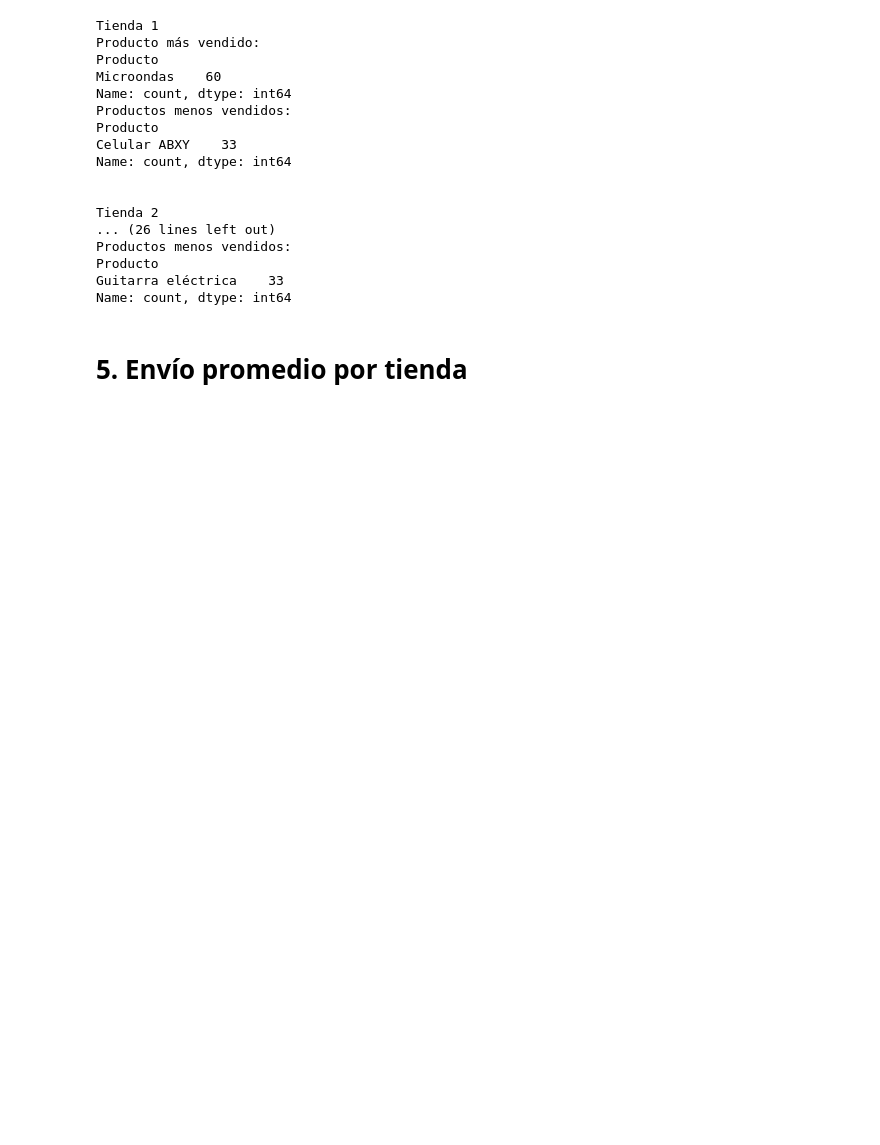
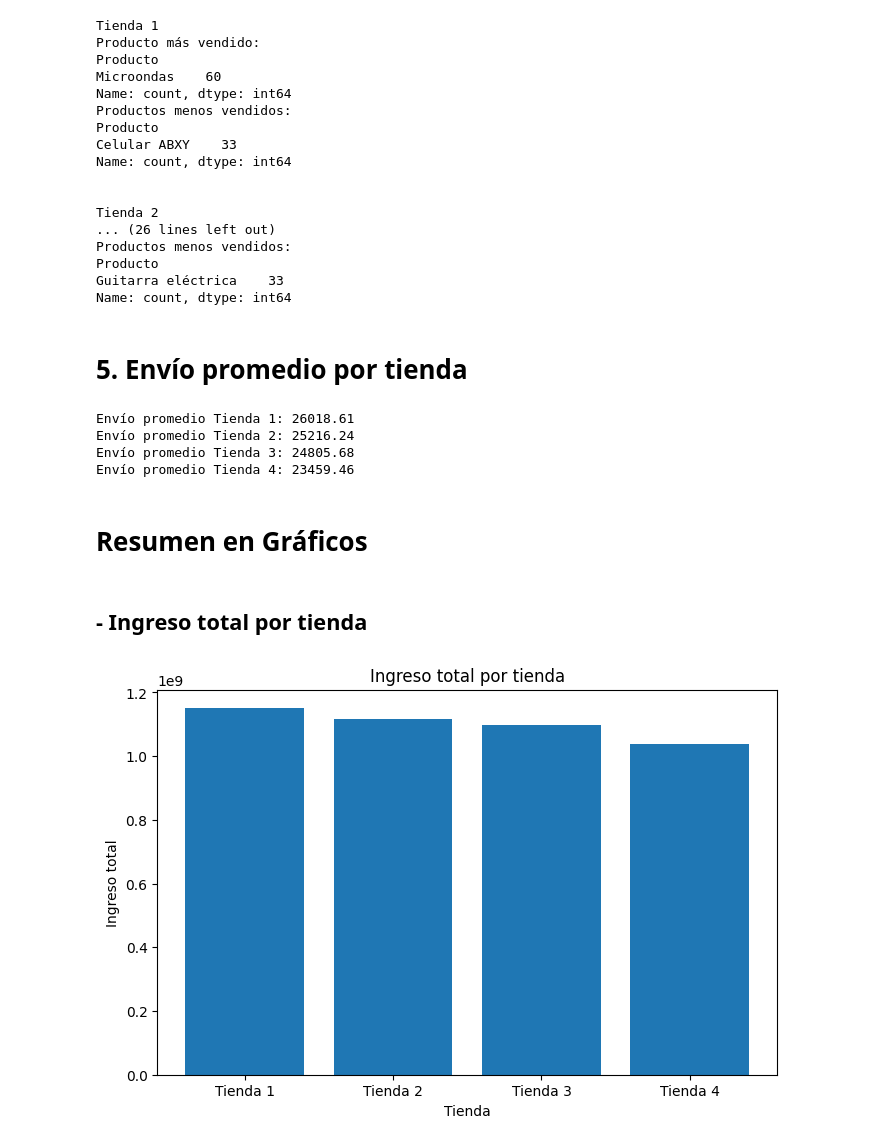
Before and after one commit to nicolle-tq/Alura-Store, a Jupyter notebook: AluraStore.ipynb, the cells around one changed output. Drawn from its saved outputs; the diff is of its cells as text; code cells hidden in the pictures; blank space fills up the shorter version.

```diff
--- a/AluraStore.ipynb
+++ b/AluraStore.ipynb
@@ -148,3 +148,40 @@ Guitarra eléctrica    33
 Name: count, dtype: int64
 # %% [markdown]
 # 5. Envío promedio por tienda
+# %%
+envio_prom_t1 = tienda['Costo de envío'].mean()
+envio_prom_t2 = tienda2['Costo de envío'].mean()
+envio_prom_t3 = tienda3['Costo de envío'].mean()
+envio_prom_t4 = tienda4['Costo de envío'].mean()
+# %%
+print(f'Envío promedio Tienda 1: {envio_prom_t1:.2f}')
+print(f'Envío promedio Tienda 2: {envio_prom_t2:.2f}')
+print(f'Envío promedio Tienda 3: {envio_prom_t3:.2f}')
+print(f'Envío promedio Tienda 4: {envio_prom_t4:.2f}')
+# %% [output]
+Envío promedio Tienda 1: 26018.61
+Envío promedio Tienda 2: 25216.24
+Envío promedio Tienda 3: 24805.68
+Envío promedio Tienda 4: 23459.46
+# %% [markdown]
+# Resumen en Gráficos
+# %%
+resumen = pd.DataFrame({
+    'Tienda': ['Tienda 1', 'Tienda 2', 'Tienda 3', 'Tienda 4'],
+    'Ingreso Total': [ingreso_tienda, ingreso_tienda2, ingreso_tienda3, ingreso_tienda4],
+    'Calificación Promedio': [calificacion_t1, calificacion_t2, calificacion_t3, calificacion_t4],
+    'Envío Promedio': [envio_prom_t1, envio_prom_t2, envio_prom_t3, envio_prom_t4]
+})
+# %% [markdown]
+## - Ingreso total por tienda
+# %%
+import matplotlib.pyplot as plt
+
+plt.figure(figsize=(8,5))
+plt.bar(resumen['Tienda'], resumen['Ingreso Total'])
+plt.title('Ingreso total por tienda')
+plt.xlabel('Tienda')
+plt.ylabel('Ingreso total')
+plt.show()
+# %% [output]
+[figure, added]
```
Also changed, not shown: parts of 5 cells of this notebook.
